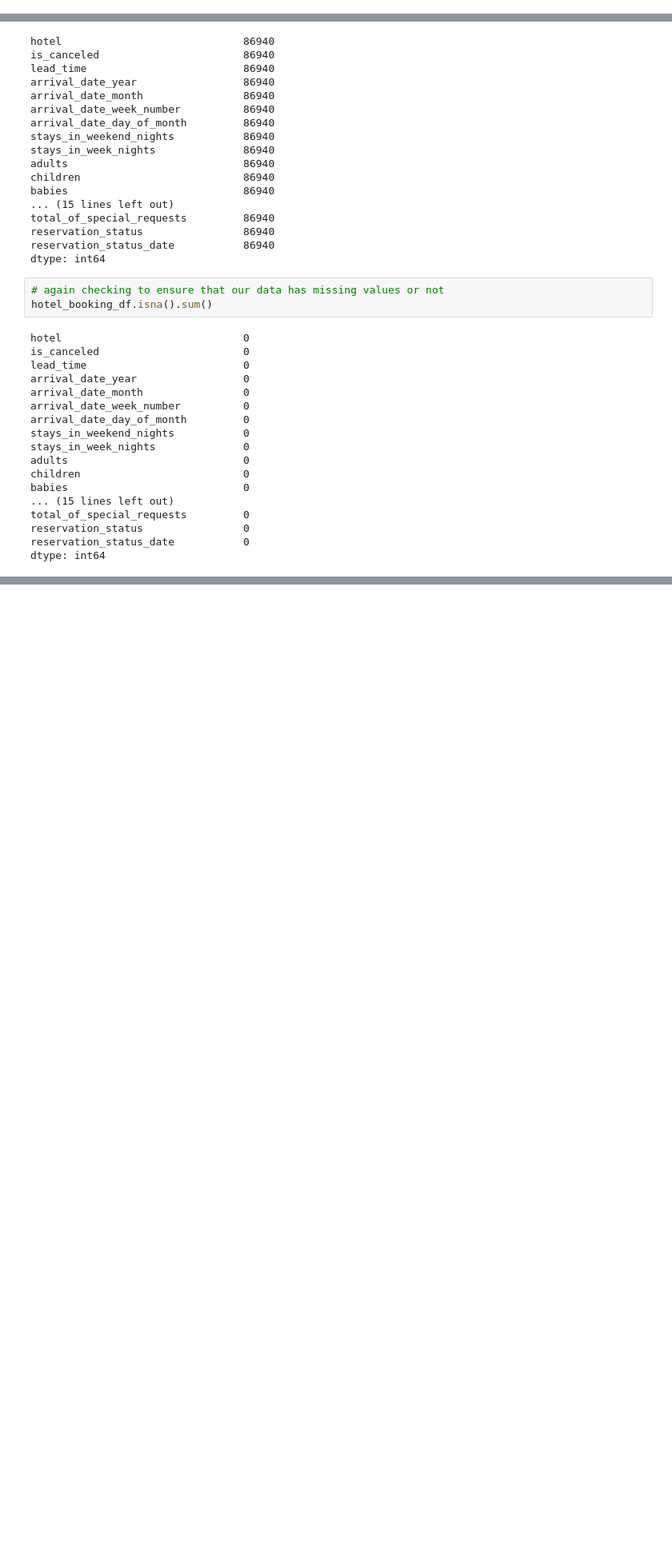
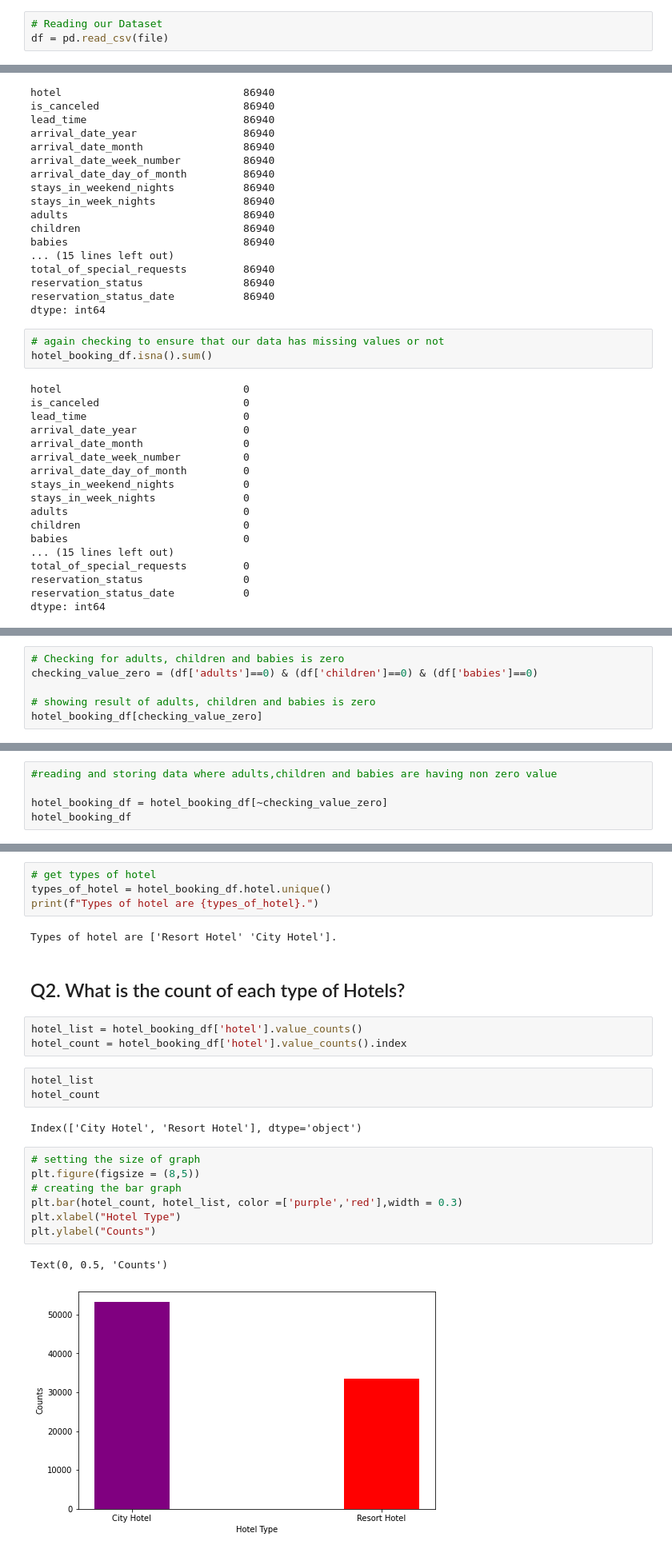
Before and after one commit to Malikarbaaz/Malik-Hotel-booking-EDA-, a Jupyter notebook: Malik_Arbaaz_Hotel_Booking_Analysis_Capstone_Project.ipynb, the cells around one changed output, grey strips where cells are left out. Shown: that part at 80% size. Cells and saved outputs as stored; diff of their text form; blank space fills up the shorter version.

```diff
--- a/Malik_Arbaaz_Hotel_Booking_Analysis_Capstone_Project.ipynb
+++ b/Malik_Arbaaz_Hotel_Booking_Analysis_Capstone_Project.ipynb
@@ -24,3 +23,6 @@ df = pd.read_csv(dir_working_path)
+# %%
+# Reading our Dataset
+df = pd.read_csv(file)
 # %%
 # head gives the top 5 rows of our dataset
 df.head()
@@ -264,3 +268,9 @@ dtype: int64
 hotel_booking_df.shape
 # %% [output]
 (86940, 30)
+# %%
+# Checking for adults, children and babies is zero
+checking_value_zero = (df['adults']==0) & (df['children']==0) & (df['babies']==0)
+
+# showing result of adults, children and babies is zero
+hotel_booking_df[checking_value_zero]
@@ -266,0 +298,5 @@ hotel_booking_df.shape
+# %%
+#reading and storing data where adults,children and babies are having non zero value
+
+hotel_booking_df = hotel_booking_df[~checking_value_zero]
+hotel_booking_df
@@ -266,0 +321,26 @@ hotel_booking_df.shape
+# %%
+# get types of hotel
+types_of_hotel = hotel_booking_df.hotel.unique()
+print(f"Types of hotel are {types_of_hotel}.")
+# %% [output]
+Types of hotel are ['Resort Hotel' 'City Hotel'].
+# %% [markdown]
+## Q2. What is the count of each type of Hotels?
+# %%
+hotel_list = hotel_booking_df['hotel'].value_counts()
+hotel_count = hotel_booking_df['hotel'].value_counts().index
+# %%
+hotel_list
+hotel_count
+# %% [output]
+Index(['City Hotel', 'Resort Hotel'], dtype='object')
+# %%
+# setting the size of graph
+plt.figure(figsize = (8,5))
+# creating the bar graph
+plt.bar(hotel_count, hotel_list, color =['purple','red'],width = 0.3)
+plt.xlabel("Hotel Type")
+plt.ylabel("Counts")
+# %% [output]
+Text(0, 0.5, 'Counts')
+[figure, added]
```
Also changed, not shown: parts of 19 cells of this notebook.
